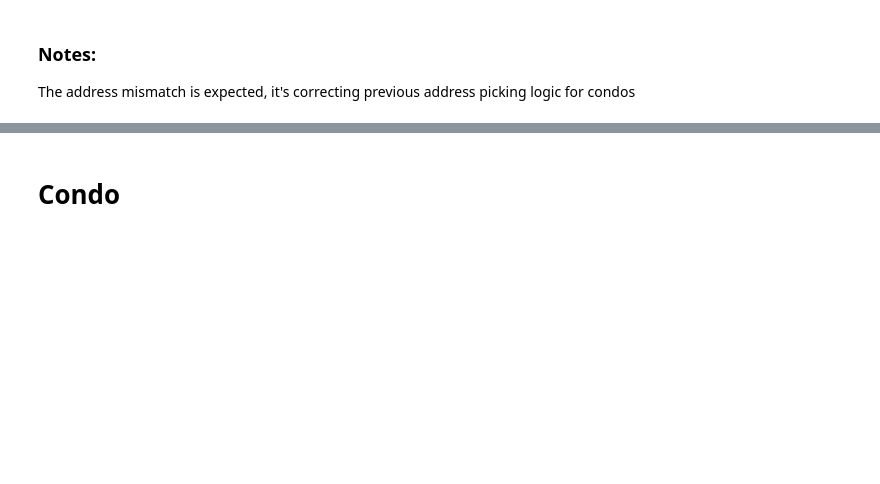
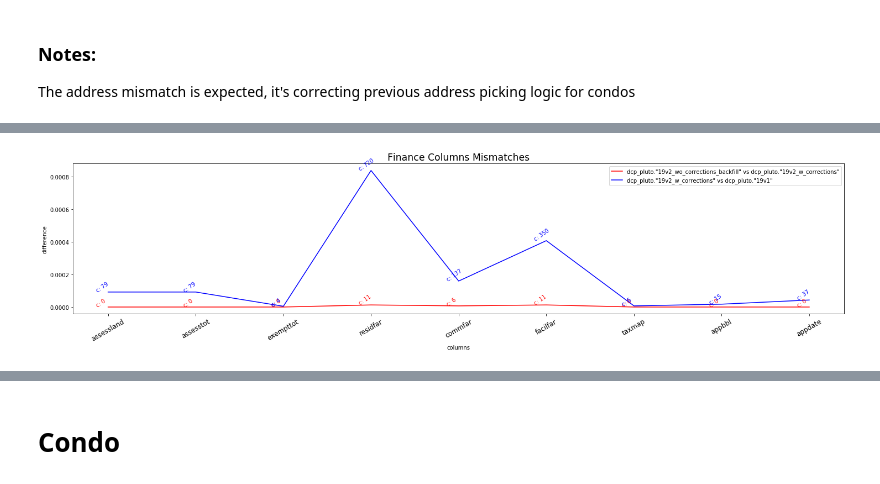
Before and after one commit to NYCPlanning/db-pluto, a Jupyter notebook: pluto_build/notebooks/w_backfill/PLUTO_mismatch.ipynb, the cells around one changed output, grey strips where cells are left out. Cells and saved outputs as stored; diff of their text form; code cells hidden in the pictures; blank space fills up the shorter version.

```diff
--- a/pluto_build/notebooks/w_backfill/PLUTO_mismatch.ipynb
+++ b/pluto_build/notebooks/w_backfill/PLUTO_mismatch.ipynb
@@ -155,4 +36,0 @@ df_pct['total'] = total
-# %%
-finance_columns = ['assessland', 'assesstot', 'exempttot',
-                   'builtfar', 'residfar', 'commfar', 'facilfar',
-                   'taxmap', 'appbbl', 'appdate']
@@ -236,0 +63,4 @@ create_plot(df_pct, other_columns,  f'other columns mismatches \n {pluto} vs {pl
+# %%
+create_plot(df0, df1, finance_columns,  f'Finance Columns Mismatches')
+# %% [output]
+[figure, added]
```
Also changed, not shown: parts of 52 cells of this notebook, 6 other files.
